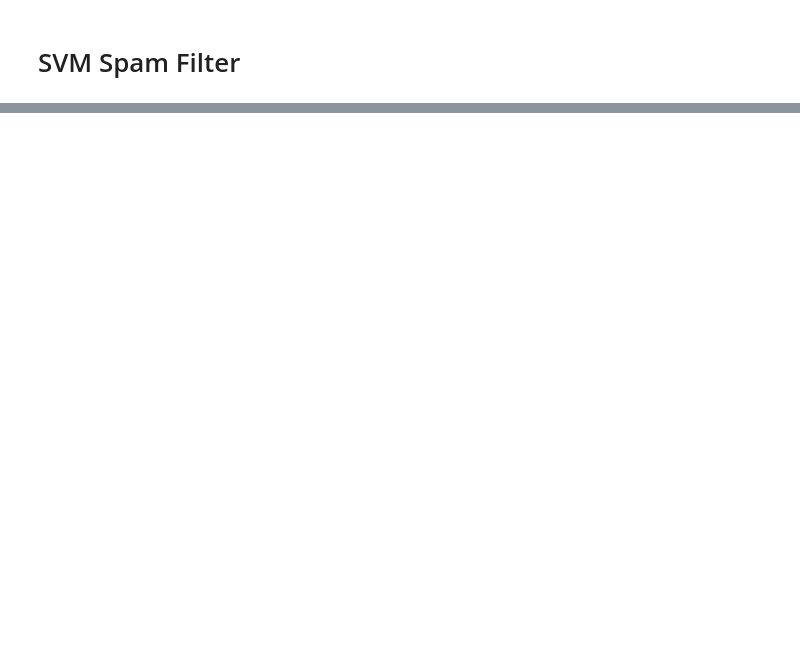
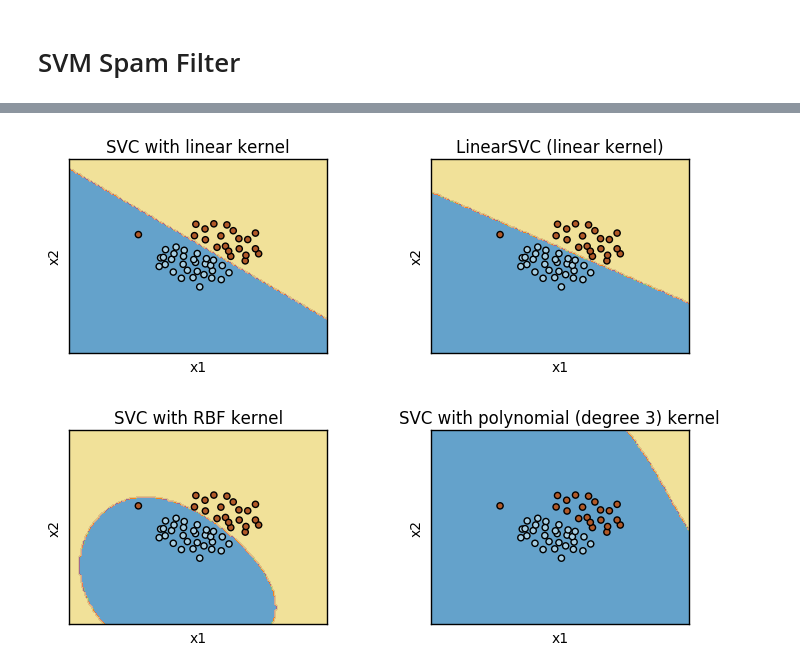
Before and after one commit to shuyangsun/svm_spam_filter, a Jupyter notebook: svm_spam_filter.ipynb, the cells around one changed output, grey strips where cells are left out. Cells and saved outputs as stored; diff of their text form; code cells hidden in the pictures; blank space fills up the shorter version.

```diff
--- a/svm_spam_filter.ipynb
+++ b/svm_spam_filter.ipynb
@@ -21,0 +79,4 @@ plt.show()
+# %%
+plot_svm_figure(X, y, C=1)
+# %% [output]
+[figure, added]
```
Also changed, not shown: parts of 8 cells of this notebook.
